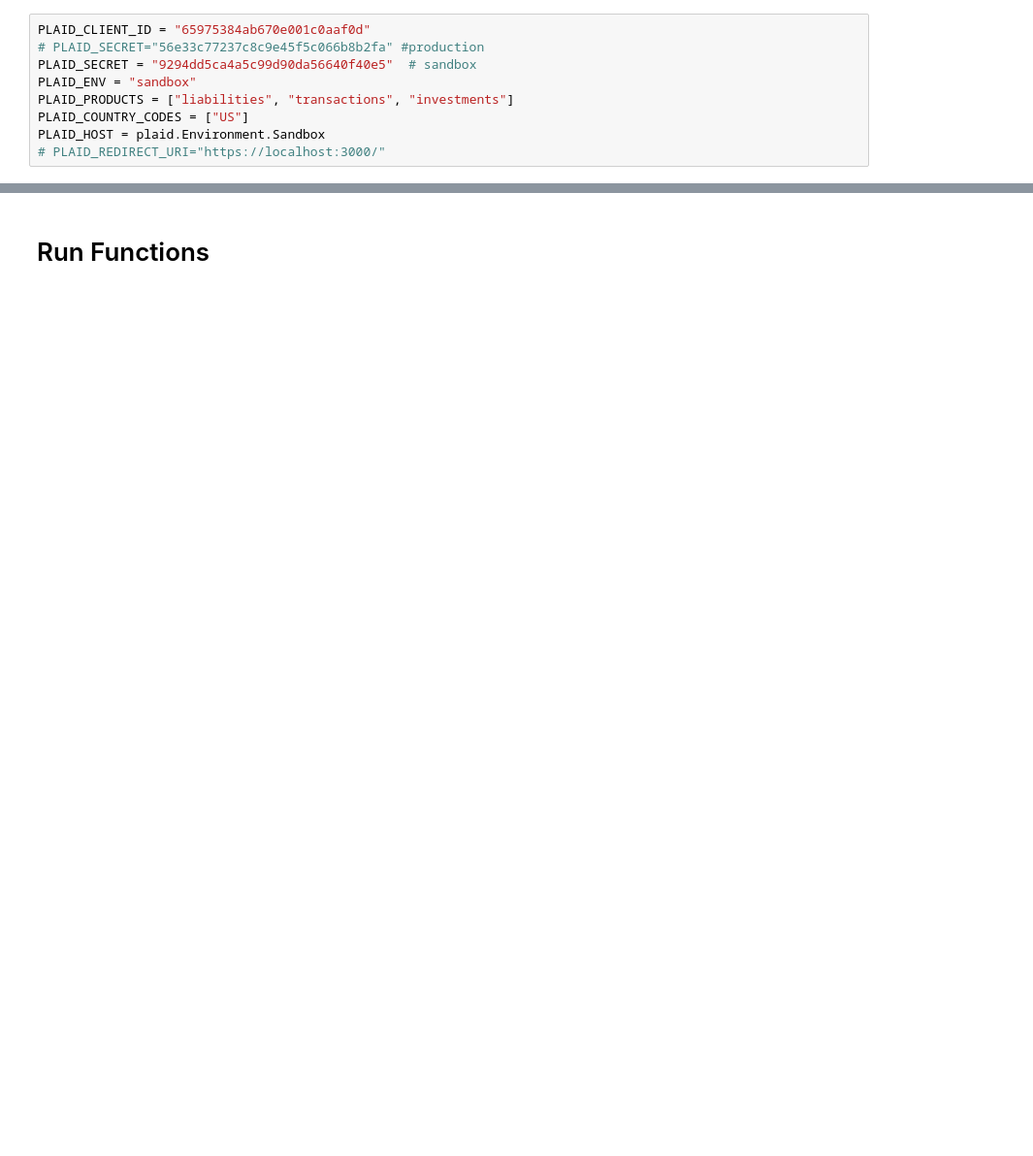
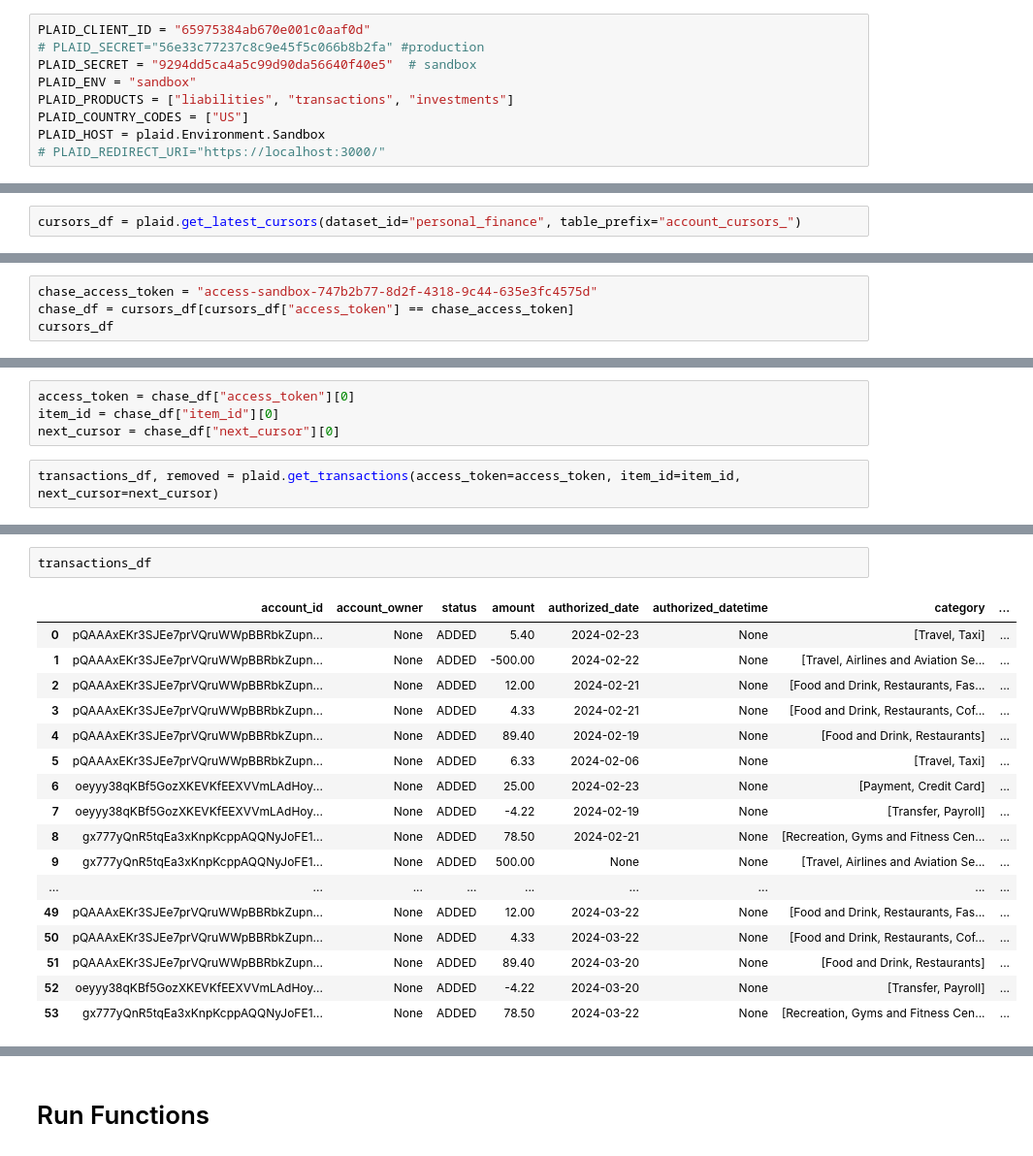
Before and after one commit to zcox10/personal_finance, a Jupyter notebook: notebooks/hello_world_notebook.ipynb, the cells around one changed output, grey strips where cells are left out. Shown: that part at 97% size. Cells and saved outputs as stored; diff of their text form; blank space fills up the shorter version.

```diff
--- a/notebooks/hello_world_notebook.ipynb
+++ b/notebooks/hello_world_notebook.ipynb
@@ -42 +58,2 @@ bq_.get_partition_date()
 # %%
+cursors_df = plaid.get_latest_cursors(dataset_id="personal_finance", table_prefix="account_cursors_")
@@ -44,0 +60,4 @@ bq_.get_partition_date()
+# %%
+chase_access_token = "access-sandbox-747b2b77-8d2f-4318-9c44-635e3fc4575d"
+chase_df = cursors_df[cursors_df["access_token"] == chase_access_token]
+cursors_df
@@ -44,0 +68,6 @@ bq_.get_partition_date()
+# %%
+access_token = chase_df["access_token"][0]
+item_id = chase_df["item_id"][0]
+next_cursor = chase_df["next_cursor"][0]
+# %%
+transactions_df, removed = plaid.get_transactions(access_token=access_token, item_id=item_id, next_cursor=next_cursor)
@@ -45 +92,21 @@ bq_.get_partition_date()
+# %%
+transactions_df
+# %% [output]
+|  | account_id | account_owner | status | amount | authorized_date | authorized_datetime | category | ... |
+| 0 | pQAAAxEKr3SJEe7prVQruWWpBBRbkZupn... | None | ADDED | 5.40 | 2024-02-23 | None | [Travel, Taxi] | ... |
+| 1 | pQAAAxEKr3SJEe7prVQruWWpBBRbkZupn... | None | ADDED | -500.00 | 2024-02-22 | None | [Travel, Airlines and Aviation Se... | ... |
+| 2 | pQAAAxEKr3SJEe7prVQruWWpBBRbkZupn... | None | ADDED | 12.00 | 2024-02-21 | None | [Food and Drink, Restaurants, Fas... | ... |
+| 3 | pQAAAxEKr3SJEe7prVQruWWpBBRbkZupn... | None | ADDED | 4.33 | 2024-02-21 | None | [Food and Drink, Restaurants, Cof... | ... |
+| 4 | pQAAAxEKr3SJEe7prVQruWWpBBRbkZupn... | None | ADDED | 89.40 | 2024-02-19 | None | [Food and Drink, Restaurants] | ... |
+| 5 | pQAAAxEKr3SJEe7prVQruWWpBBRbkZupn... | None | ADDED | 6.33 | 2024-02-06 | None | [Travel, Taxi] | ... |
+| 6 | oeyyy38qKBf5GozXKEVKfEEXVVmLAdHoy... | None | ADDED | 25.00 | 2024-02-23 | None | [Payment, Credit Card] | ... |
+| 7 | oeyyy38qKBf5GozXKEVKfEEXVVmLAdHoy... | None | ADDED | -4.22 | 2024-02-19 | None | [Transfer, Payroll] | ... |
+| 8 | gx777yQnR5tqEa3xKnpKcppAQQNyJoFE1... | None | ADDED | 78.50 | 2024-02-21 | None | [Recreation, Gyms and Fitness Cen... | ... |
+| 9 | gx777yQnR5tqEa3xKnpKcppAQQNyJoFE1... | None | ADDED | 500.00 | None | None | [Travel, Airlines and Aviation Se... | ... |
+| ... | ... | ... | ... | ... | ... | ... | ... | ... |
+| 49 | pQAAAxEKr3SJEe7prVQruWWpBBRbkZupn... | None | ADDED | 12.00 | 2024-03-22 | None | [Food and Drink, Restaurants, Fas... | ... |
+| 50 | pQAAAxEKr3SJEe7prVQruWWpBBRbkZupn... | None | ADDED | 4.33 | 2024-03-22 | None | [Food and Drink, Restaurants, Cof... | ... |
+| 51 | pQAAAxEKr3SJEe7prVQruWWpBBRbkZupn... | None | ADDED | 89.40 | 2024-03-20 | None | [Food and Drink, Restaurants] | ... |
+| 52 | oeyyy38qKBf5GozXKEVKfEEXVVmLAdHoy... | None | ADDED | -4.22 | 2024-03-20 | None | [Transfer, Payroll] | ... |
+| 53 | gx777yQnR5tqEa3xKnpKcppAQQNyJoFE1... | None | ADDED | 78.50 | 2024-03-22 | None | [Recreation, Gyms and Fitness Cen... | ... |
 # %%
```
Also changed, not shown: parts of 16 cells of this notebook, 9 other files.
